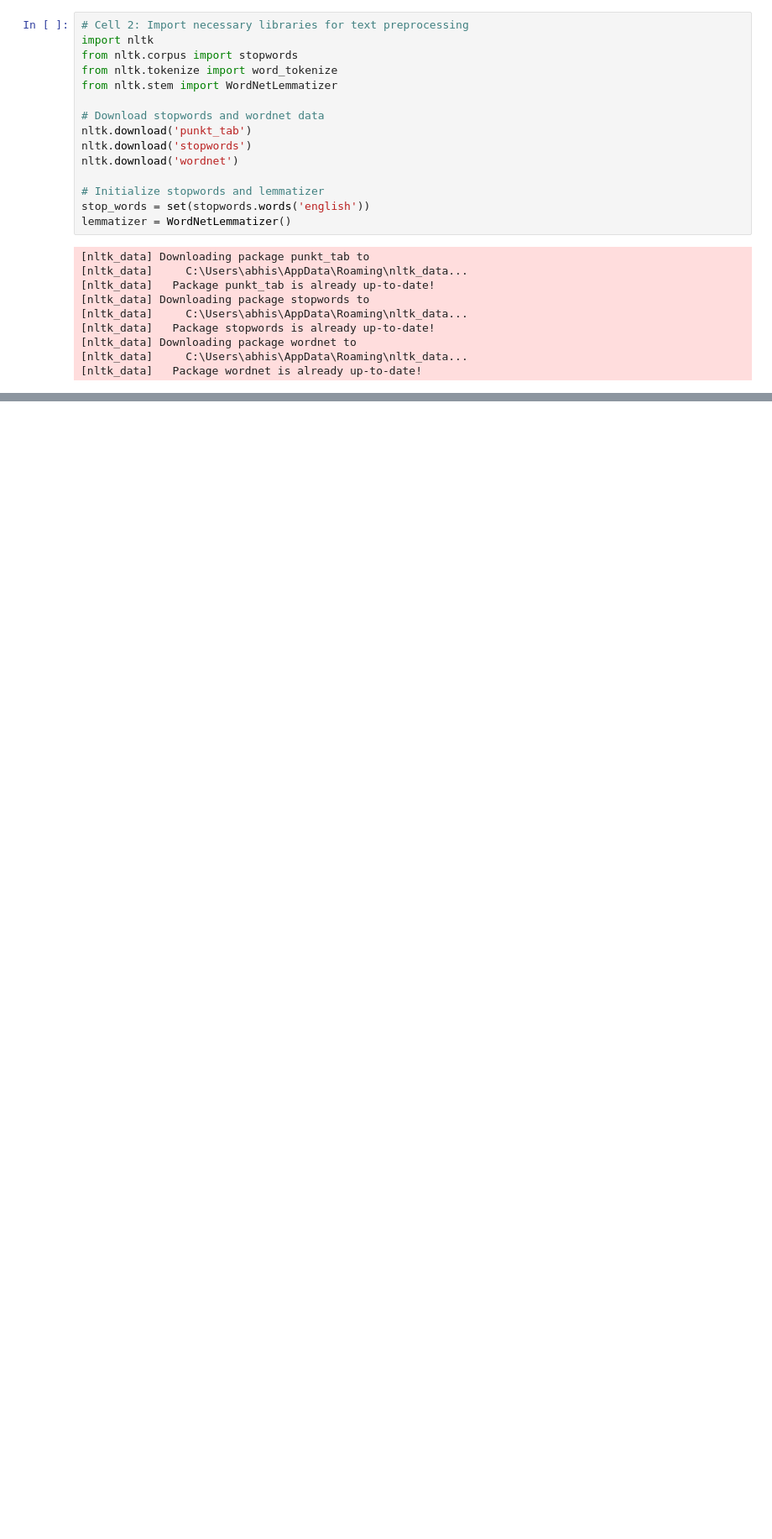
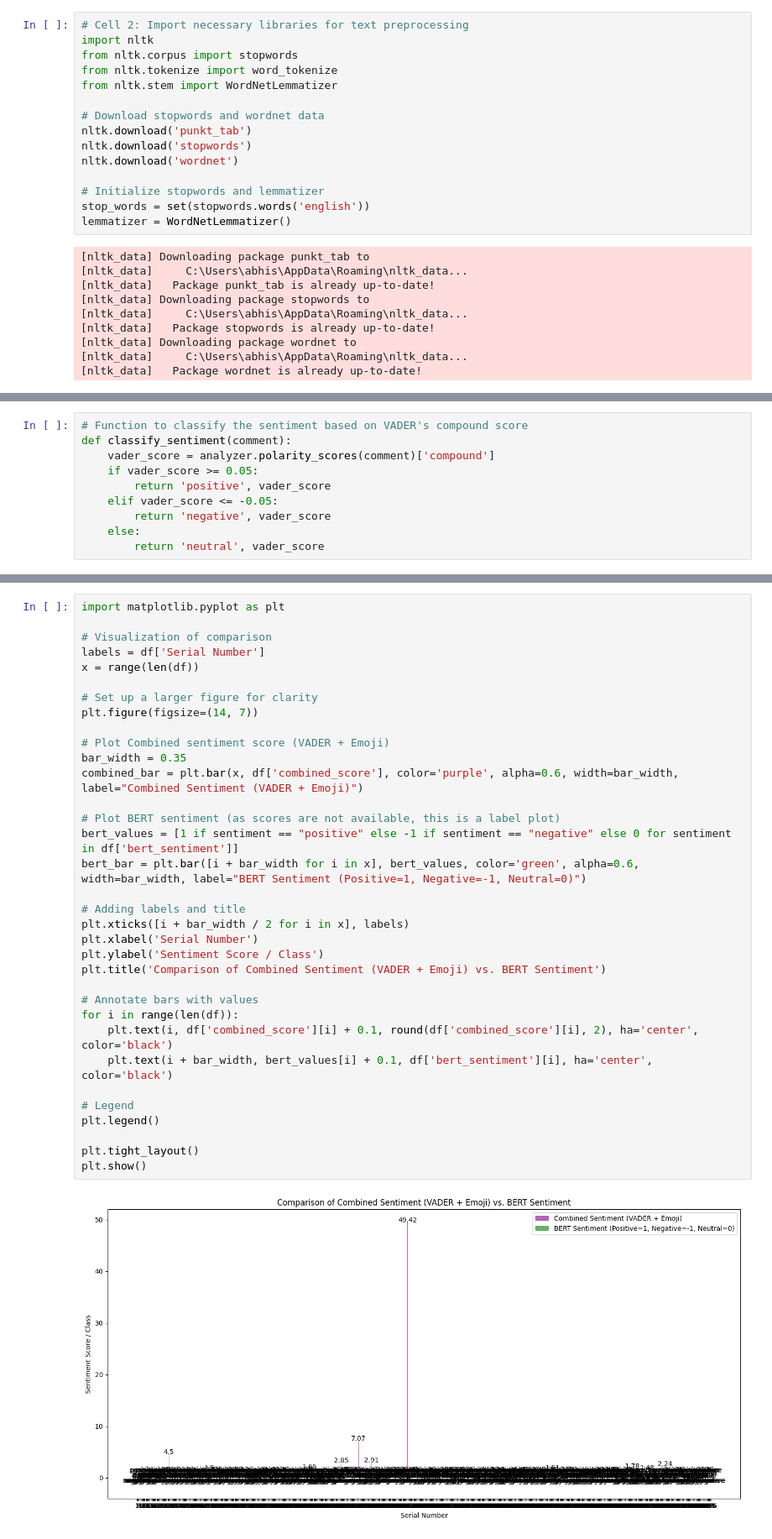
Before and after one commit to beingpro33/YoutubeCommentAnalyzer, a Jupyter notebook: yt.ipynb, the cells around one changed output, grey strips where cells are left out. Shown at 84% size. Cells and saved outputs as stored; diff of their text form; blank space fills up the shorter version.

Commit message:
adding model(bert)

```diff
--- a/yt.ipynb
+++ b/yt.ipynb
@@ -588,0 +656,10 @@ df[['Comment', 'translated_comment', 'sentiment_score']].head()
+# %%
+# Function to classify the sentiment based on VADER's compound score
+def classify_sentiment(comment):
+    vader_score = analyzer.polarity_scores(comment)['compound']
+    if vader_score >= 0.05:
+        return 'positive', vader_score
+    elif vader_score <= -0.05:
+        return 'negative', vader_score
+    else:
+        return 'neutral', vader_score
@@ -588,0 +974,36 @@ df[['Comment', 'translated_comment', 'sentiment_score']].head()
+# %%
+import matplotlib.pyplot as plt
+
+# Visualization of comparison
+labels = df['Serial Number']
+x = range(len(df))
+
+# Set up a larger figure for clarity
+plt.figure(figsize=(14, 7))
+
+# Plot Combined sentiment score (VADER + Emoji)
+bar_width = 0.35
+combined_bar = plt.bar(x, df['combined_score'], color='purple', alpha=0.6, width=bar_width, label="Combined Sentiment (VADER + Emoji)")
+
+# Plot BERT sentiment (as scores are not available, this is a label plot)
+bert_values = [1 if sentiment == "positive" else -1 if sentiment == "negative" else 0 for sentiment in df['bert_sentiment']]
+bert_bar = plt.bar([i + bar_width for i in x], bert_values, color='green', alpha=0.6, width=bar_width, label="BERT Sentiment (Positive=1, Negative=-1, Neutral=0)")
+
+# Adding labels and title
+plt.xticks([i + bar_width / 2 for i in x], labels)
+plt.xlabel('Serial Number')
+plt.ylabel('Sentiment Score / Class')
+plt.title('Comparison of Combined Sentiment (VADER + Emoji) vs. BERT Sentiment')
+
+# Annotate bars with values
+for i in range(len(df)):
+    plt.text(i, df['combined_score'][i] + 0.1, round(df['combined_score'][i], 2), ha='center', color='black')
+    plt.text(i + bar_width, bert_values[i] + 0.1, df['bert_sentiment'][i], ha='center', color='black')
+
+# Legend
+plt.legend()
+
+plt.tight_layout()
+plt.show()
+# %% [output]
+[figure, added]
```
Also changed, not shown: parts of 37 cells of this notebook.
